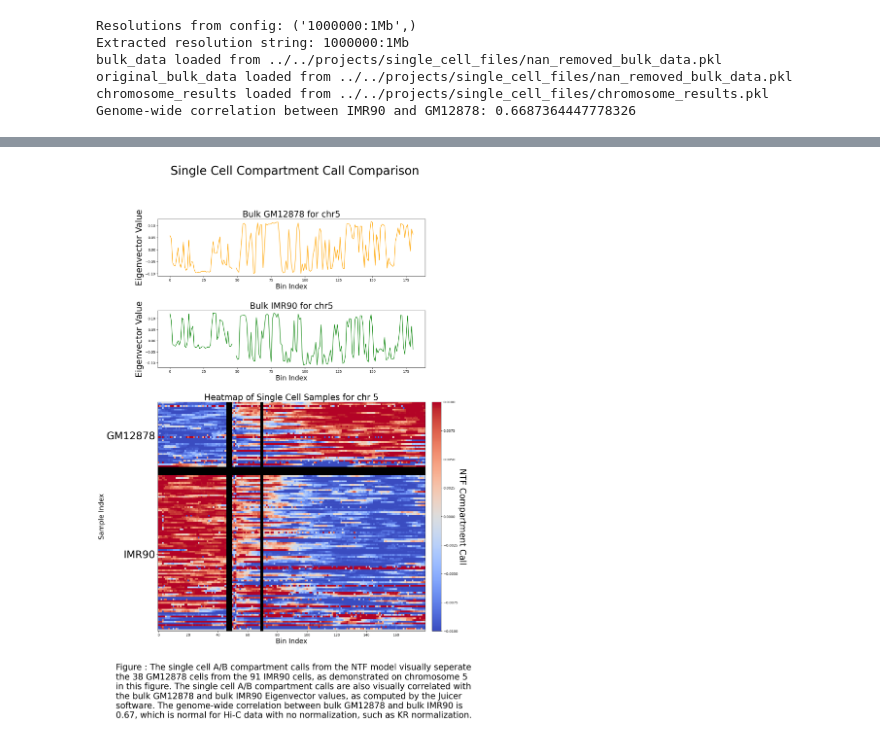
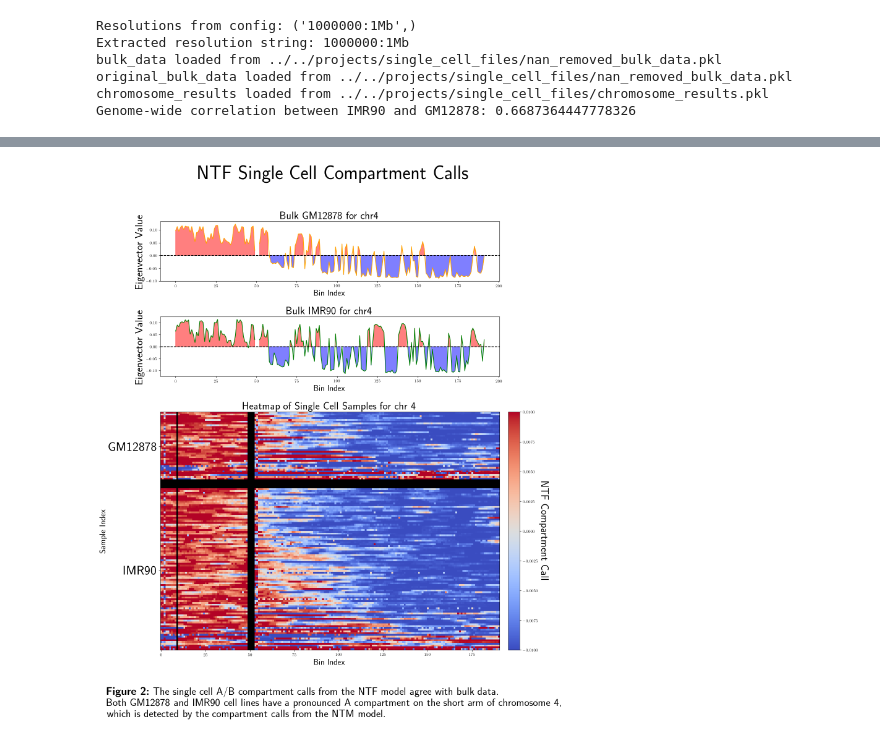
Before and after one commit to DavidWarrenKatz/Hypermatrix, a Jupyter notebook: utilities/single-cell/make_AB_compartments.ipynb, the cells around one changed output, grey strips where cells are left out. Drawn from its saved outputs; the diff is of its cells as text; code cells hidden in the pictures.

Commit message:
updated imaging of AB compartments

```diff
--- a/utilities/single-cell/make_AB_compartments.ipynb
+++ b/utilities/single-cell/make_AB_compartments.ipynb
@@ -1,12 +1,14 @@
 # %%
 import pickle
-from config_and_print import methy_directory, filtered_list, chrom_file, resolutions, output_directory, mappability_threshold, normalization
+from config_and_print import methy_directory, filtered_list, chrom_file, resolutions, output_directory, mappability_threshold, normalization, iterations
 import matplotlib.pyplot as plt
 import matplotlib.gridspec as gridspec
 import numpy as np
 import pandas as pd
 import os
 import matplotlib.colors as mcolors
+import textwrap
+
 
 # Ensure resolutions is treated as a tuple or list of strings
 if isinstance(resolutions, str):
@@ -83,9 +85,9 @@ imr90_series = pd.Series(imr90_values)
 gm12878_series = pd.Series(gm12878_values)
 
 # Calculate the Pearson correlation coefficient between IMR90 and GM12878
-correlation = imr90_series.corr(gm12878_series)
+genome_wide_correlation = imr90_series.corr(gm12878_series)
 
-print(f'Genome-wide correlation between IMR90 and GM12878: {correlation}')
+print(f'Genome-wide correlation between IMR90 and GM12878: {genome_wide_correlation}')
 # %% [output]
 Resolutions from config: ('1000000:1Mb',)
 Extracted resolution string: 1000000:1Mb
@@ -205,5 +320,5 @@ chromosome_results[f'chr{chr}']
 # %%
-chr = 5
+chr = 4
 sc_dataframe = chromosome_results[f'chr{chr}']
 
 # Define the bulk eigenvectors
@@ -211,28 +326,34 @@ bulk_eigenvector_gm12878 = original_bulk_data[f'res1000000_ch{chr}_oe_GM12878_{n
 bulk_eigenvector_imr90 = original_bulk_data[f'res1000000_ch{chr}_oe_IMR90_{normalization}_eigenvector']['eigenvalue'].values
 
 # Sort and prepare the dataframe
-sc_dataframe['Cell Type Sort'] = sc_dataframe['Cell Type'].map({'gm12878': 0, 'imr90': 1})
+sc_dataframe['Cell Type Sort'] = sc_dataframe['Cell Type'].map({'GM12878': 0, 'IMR90': 1})
 sc_dataframe = sc_dataframe.sort_values(by=['Cell Type Sort', 'Correlation With Bulk'], ascending=[True, False])
 sc_dataframe.drop('Cell Type Sort', axis=1, inplace=True)
 
 def plot_eigenvectors_with_heatmap(bulk_eigenvector1, bulk_eigenvector2, sc_dataframe, title1, title2, title, correlation, chr, save_path=None, separation_rows=5):
-    fig = plt.figure(figsize=(15, 22))  # Adjusted the figure size for better proportions
+    fig = plt.figure(figsize=(15, 18))
     gs = gridspec.GridSpec(nrows=3, ncols=2, figure=fig, width_ratios=[30, 1], height_ratios=[1, 1, 4], hspace=0.3, wspace=0.05)
 
     ax_bulk1 = fig.add_subplot(gs[0, 0])
     ax_bulk1.plot(bulk_eigenvector1, color='orange')
+    ax_bulk1.axhline(0, color='black', linestyle='--')  # Add y = 0 line
+    ax_bulk1.fill_between(range(len(bulk_eigenvector1)), bulk_eigenvector1, where=(bulk_eigenvector1 >= 0), color='red', alpha=0.5)
+    ax_bulk1.fill_between(range(len(bulk_eigenvector1)), bulk_eigenvector1, where=(bulk_eigenvector1 < 0), color='blue', alpha=0.5)
     ax_bulk1.set_title(title1, fontsize=25)
     ax_bulk1.set_xlabel("Bin Index", fontsize=20)
     ax_bulk1.set_ylabel("Eigenvector Value", fontsize=25)
 
     ax_bulk2 = fig.add_subplot(gs[1, 0])
     ax_bulk2.plot(bulk_eigenvector2, color='green')
+    ax_bulk2.axhline(0, color='black', linestyle='--')  # Add y = 0 line
+    ax_bulk2.fill_between(range(len(bulk_eigenvector2)), bulk_eigenvector2, where=(bulk_eigenvector2 >= 0), color='red', alpha=0.5)
+    ax_bulk2.fill_between(range(len(bulk_eigenvector2)), bulk_eigenvector2, where=(bulk_eigenvector2 < 0), color='blue', alpha=0.5)
     ax_bulk2.set_title(title2, fontsize=25)
     ax_bulk2.set_xlabel("Bin Index", fontsize=20)
     ax_bulk2.set_ylabel("Eigenvector Value", fontsize=25)
 
-    gm12878_data = np.stack(sc_dataframe[sc_dataframe['Cell Type'] == 'gm12878']['A/B Compartment'].apply(lambda x: np.array(x)).tolist())
-    imr90_data = np.stack(sc_dataframe[sc_dataframe['Cell Type'] == 'imr90']['A/B Compartment'].apply(lambda x: np.array(x)).tolist())
+    gm12878_data = np.stack(sc_dataframe[sc_dataframe['Cell Type'] == 'GM12878']['A/B Compartment'].apply(lambda x: np.array(x)).tolist())
+    imr90_data = np.stack(sc_dataframe[sc_dataframe['Cell Type'] == 'IMR90']['A/B Compartment'].apply(lambda x: np.array(x)).tolist())
 
     empty_rows = np.full((separation_rows, gm12878_data.shape[1]), np.nan)
     sc_data_array = np.vstack([gm12878_data, empty_rows, imr90_data])
@@ -254,43 +375,43 @@ def plot_eigenvectors_with_heatmap(bulk_eigenvector1, bulk_eigenvector2, sc_data
     ax_sc.set_yticklabels(['GM12878', 'IMR90'], fontsize=30)
 
     ax_cbar = fig.add_subplot(gs[2, 1])
     fig.colorbar(im, cax=ax_cbar)
     ax_cbar.set_ylabel('NTF Compartment Call', rotation=270, labelpad=25, fontsize=25)
 
-    plt.suptitle(title, fontsize=35)  # Increased the title font size
+    plt.suptitle(title, fontsize=45, fontweight='bold')
 
-    # Construct the caption with the chromosome number, correlation value, and cell counts
-    caption = (f"Figure : The single cell A/B compartment calls from the NTF model visually seperate the {num_gm12878} GM12878 cells "
-               f"from the {num_imr90} IMR90 cells, as demonstrated on chromosome {chr} in this figure. "
-               f"The single cell A/B compartment calls are also visually correlated with the bulk GM12878 and bulk IMR90 Eigenvector values, "
-               f"as computed by the Juicer software. "
-               f"The genome-wide correlation between bulk GM12878 and bulk IMR90 is {correlation:.2f}, which is normal for Hi-C data "
-               f"with no normalization, such as KR normalization." )
+    caption = (r"$\textbf{Figure 2:}$ The single cell A/B compartment calls from the NTF model agree with bulk data. "
+           f"Both GM12878 and IMR90 cell lines have a pronounced A compartment on the short arm of chromosome {chr}, "
+           f"which is detected by the compartment calls from the NTM model."
+          )
 
-    # Add the caption at the bottom
-    plt.figtext(0.01, -0.05, caption, wrap=True, horizontalalignment='left', fontsize=25)
+    # Use textwrap to wrap the caption text within a specific width
+    wrapped_caption = textwrap.fill(caption, width=100)
+
+    # Add the caption at the bottom with automatic wrapping
+    plt.figtext(0.01, -0.01, wrapped_caption, wrap=True, horizontalalignment='left', fontsize=25)
 
     if save_path:
         # Ensure the save directory exists
         save_directory = os.path.dirname(save_path)
         if not os.path.exists(save_directory):
             os.makedirs(save_directory)
 
         plt.savefig(save_path, bbox_inches='tight')
 
     plt.show()
 
 # Example invocation with the genome-wide correlation value and chromosome number
 plot_eigenvectors_with_heatmap(
     bulk_eigenvector_gm12878,
     bulk_eigenvector_imr90,
     sc_dataframe,
     f"Bulk GM12878 for chr{chr}",
     f"Bulk IMR90 for chr{chr}",
-    "Single Cell Compartment Call Comparison",
+    "NTF Single Cell Compartment Calls",
     correlation=correlation,  # Use the computed correlation value here
     chr=chr,  # Use the chromosome number variable
-    save_path=f"../../files/AB_compartment_heatmap_ch{chr}.png"
+    save_path=f"../../files/AB_compartment_heatmap_ch{chr}_example.png"
 )
 # %% [output]
-[figure, old version]
+[figure, new version]
```
Also changed, not shown: parts of 5 cells of this notebook, 5 other files.
